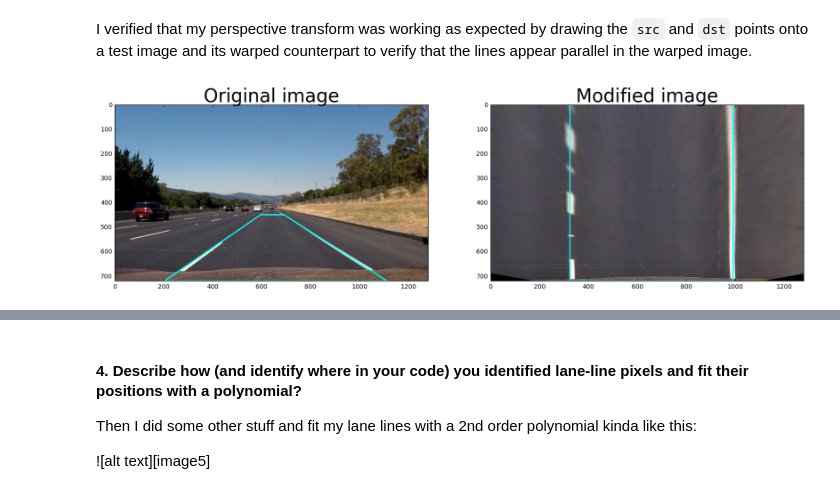
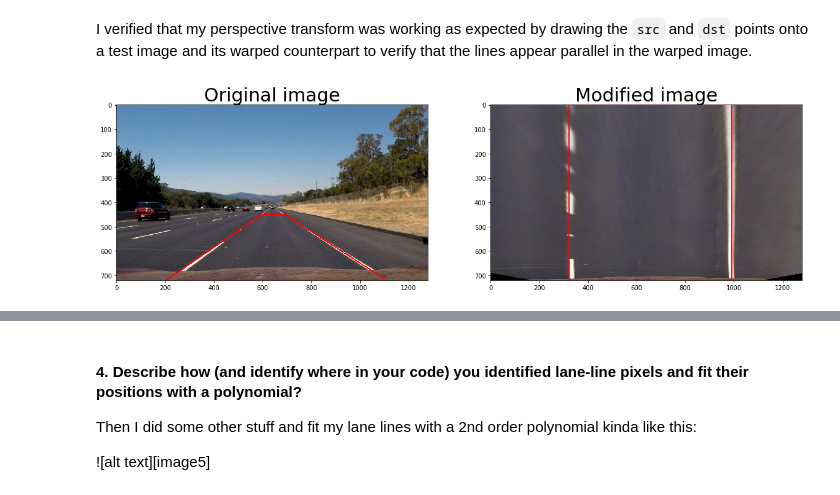
Before and after one commit to thefonseca/car-nanodegree, a Jupyter notebook: CarND-Advanced-Lane-Lines/writeup.ipynb, the cells around one changed output, grey strips where cells are left out. Drawn from its saved outputs; the diff is of its cells as text; code cells hidden in the pictures.

```diff
--- a/CarND-Advanced-Lane-Lines/writeup.ipynb
+++ b/CarND-Advanced-Lane-Lines/writeup.ipynb
@@ -245,8 +245,11 @@ def birds_eye(img, mtx, dist):
     # e) use cv2.warpPerspective() to warp your image to a top-down view
     warped = cv2.warpPerspective(undistorted, M, undistorted.shape[:2][::-1])
 
-    cv2.polylines(img, np.array([src], np.int32), True, (0,255,255), 3)
-    cv2.polylines(warped, np.array([dst], np.int32), True, (0,255,255), 3)
+    if len(warped.shape) == 2:
+        warped = np.dstack((warped, warped, warped))
+
+    cv2.polylines(img, np.array([src], np.int32), True, (1,0,0), 3)
+    cv2.polylines(warped, np.array([dst], np.int32), True, (1,0,0), 3)
 
     return warped, M
 # %% [markdown]
@@ -254,9 +257,7 @@ I verified that my perspective transform was working as expected by drawing the
 # %%
 img = cv2.imread('test_images/straight_lines2.jpg')
 img = cv2.cvtColor(img, cv2.COLOR_BGR2RGB)
-
 warped, _ = birds_eye(img, mtx, dist)
-
-display_images(img, warped, cmap='gray')
+display_images(img, warped)
 # %% [output]
-[figure, old version]
+[figure, new version]
```
Also changed, not shown: parts of 12 cells of this notebook, 1 other file.
